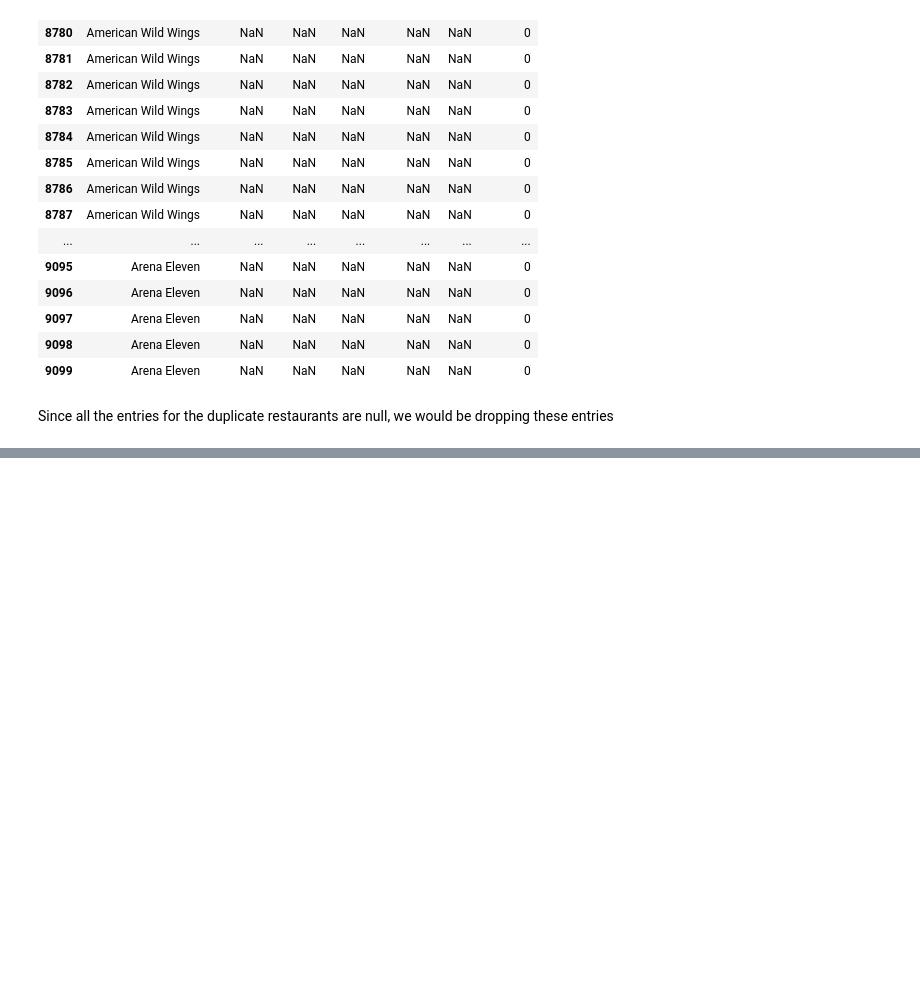
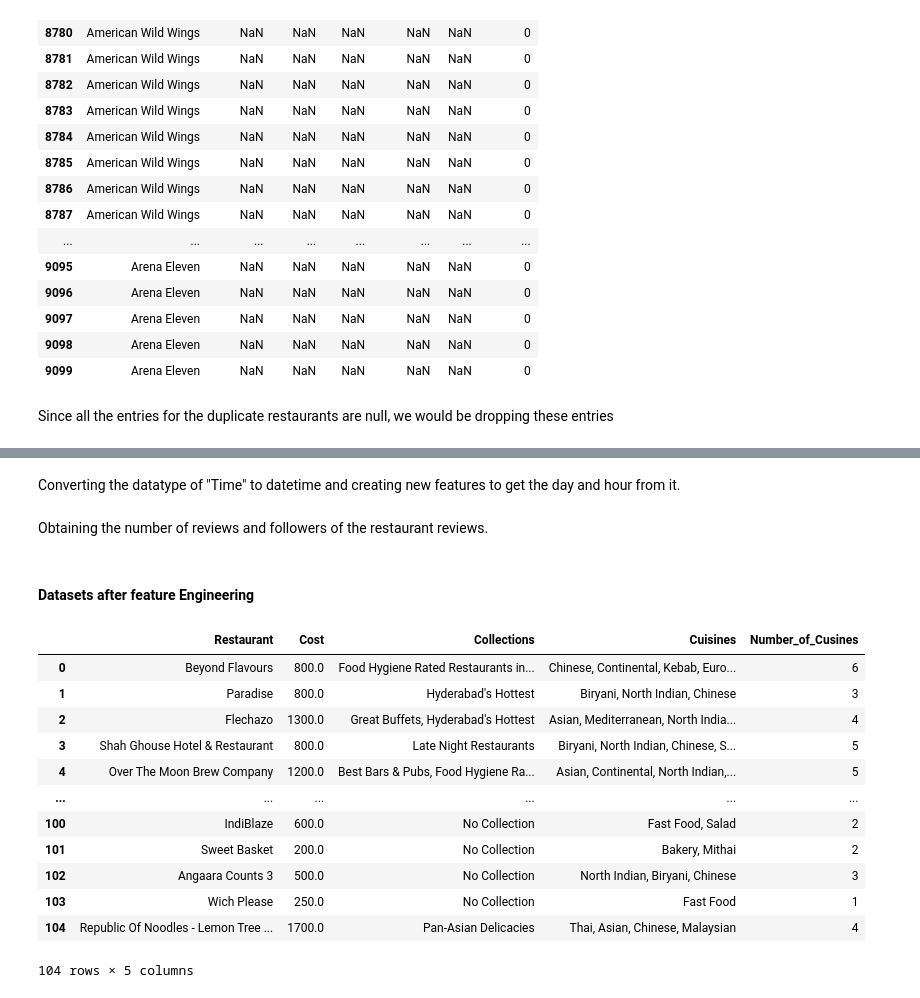
Before and after one commit to Srijan-Rai/Zomato-Restaurant-Clustering, a Jupyter notebook: ZOMATO_RESTAURANT_CLUSTERING_AND_SENTIMENT_ANALYSIS.ipynb, the cells around one changed output, grey strips where cells are left out. Saved outputs shown, nothing was run; the diff lists cells and outputs as text; code cells hidden in the pictures; blank space fills up the shorter version.

Commit message:
Null value and feature engineering

```diff
--- a/ZOMATO_RESTAURANT_CLUSTERING_AND_SENTIMENT_ANALYSIS.ipynb
+++ b/ZOMATO_RESTAURANT_CLUSTERING_AND_SENTIMENT_ANALYSIS.ipynb
@@ -237,0 +281,4 @@ reviews.drop_duplicates(inplace = True)
+# %%
+# Metadata cost datatype conversion
+metadata["Cost"] = metadata["Cost"].str.replace(",","")
+metadata["Cost"] = metadata["Cost"].astype("float64")
@@ -237,0 +287,8 @@ reviews.drop_duplicates(inplace = True)
+# %%
+def num_of_Cusines(cuisines):
+  """ Function to obtain the number of cuisines
+      Parameter: Cuisines under the metadata dataframe"""
+  cuisinelist = list(str(cuisines).split(","))
+  return len(cuisinelist)
+# %%
+metadata["Number_of_Cusines"] = metadata["Cuisines"].apply(num_of_Cusines)
@@ -237,0 +297,3 @@ reviews.drop_duplicates(inplace = True)
+# %%
+metadata.drop(["Links","Timings"], axis = 1, inplace = True)
+metadata.rename(columns={"Name":"Restaurant"},inplace = True)
@@ -237,0 +315,2 @@ reviews.drop_duplicates(inplace = True)
+# %% [markdown]
+Converting the datatype of "Time" to datetime and creating new features to get the day and hour from it.
@@ -237,0 +322,20 @@ reviews.drop_duplicates(inplace = True)
+# %% [markdown]
+Obtaining the number of reviews and followers of the restaurant reviews.
+# %% [markdown]
+#### Datasets after feature Engineering
+# %%
+metadata
+# %% [output]
+|  | Restaurant | Cost | Collections | Cuisines | Number_of_Cusines |
+| 0 | Beyond Flavours | 800.0 | Food Hygiene Rated Restaurants in... | Chinese, Continental, Kebab, Euro... | 6 |
+| 1 | Paradise | 800.0 | Hyderabad's Hottest | Biryani, North Indian, Chinese | 3 |
+| 2 | Flechazo | 1300.0 | Great Buffets, Hyderabad's Hottest | Asian, Mediterranean, North India... | 4 |
+| 3 | Shah Ghouse Hotel & Restaurant | 800.0 | Late Night Restaurants | Biryani, North Indian, Chinese, S... | 5 |
+| 4 | Over The Moon Brew Company | 1200.0 | Best Bars & Pubs, Food Hygiene Ra... | Asian, Continental, North Indian,... | 5 |
+| ... | ... | ... | ... | ... | ... |
+| 100 | IndiBlaze | 600.0 | No Collection | Fast Food, Salad | 2 |
+| 101 | Sweet Basket | 200.0 | No Collection | Bakery, Mithai | 2 |
+| 102 | Angaara Counts 3 | 500.0 | No Collection | North Indian, Biryani, Chinese | 3 |
+| 103 | Wich Please | 250.0 | No Collection | Fast Food | 1 |
+| 104 | Republic Of Noodles - Lemon Tree ... | 1700.0 | Pan-Asian Delicacies | Thai, Asian, Chinese, Malaysian | 4 |
+104 rows × 5 columns
```
Also changed, not shown: parts of 21 cells of this notebook.
